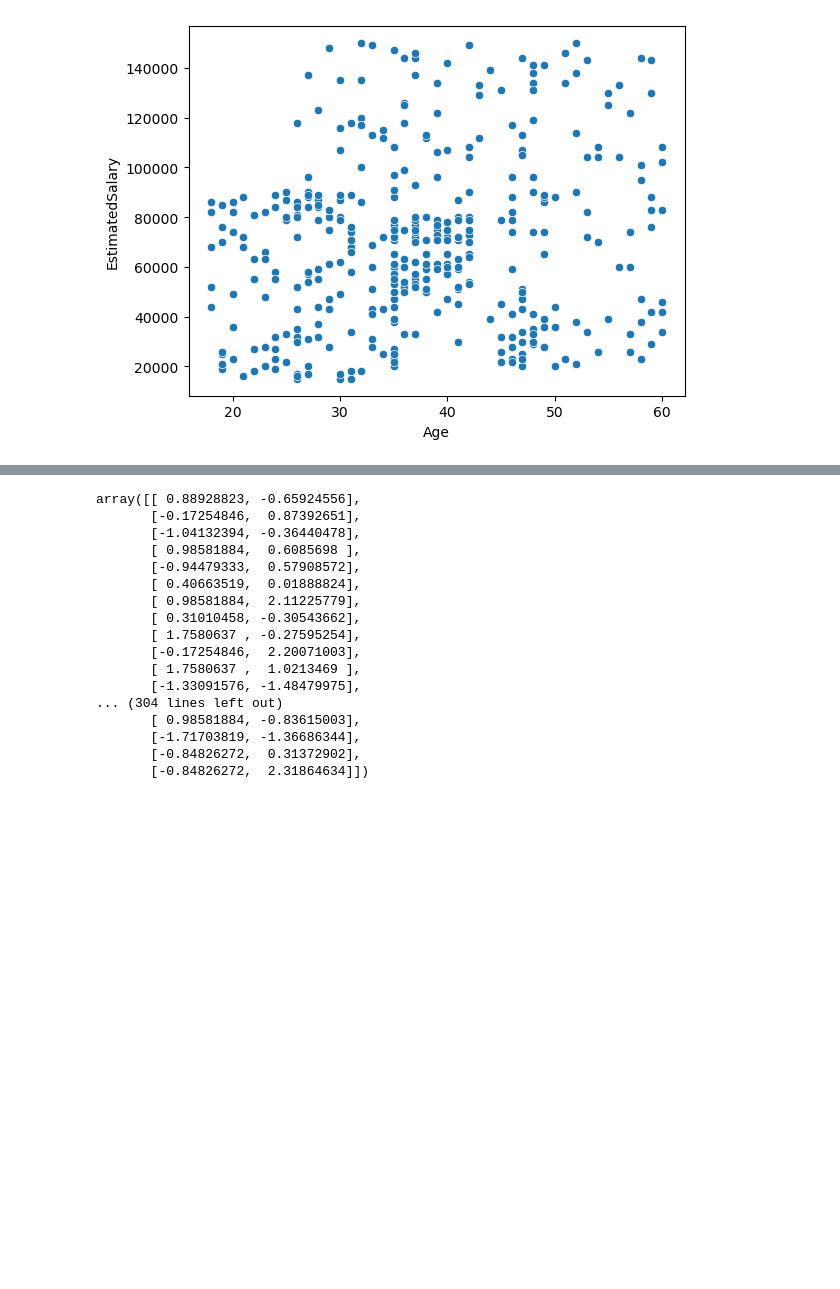
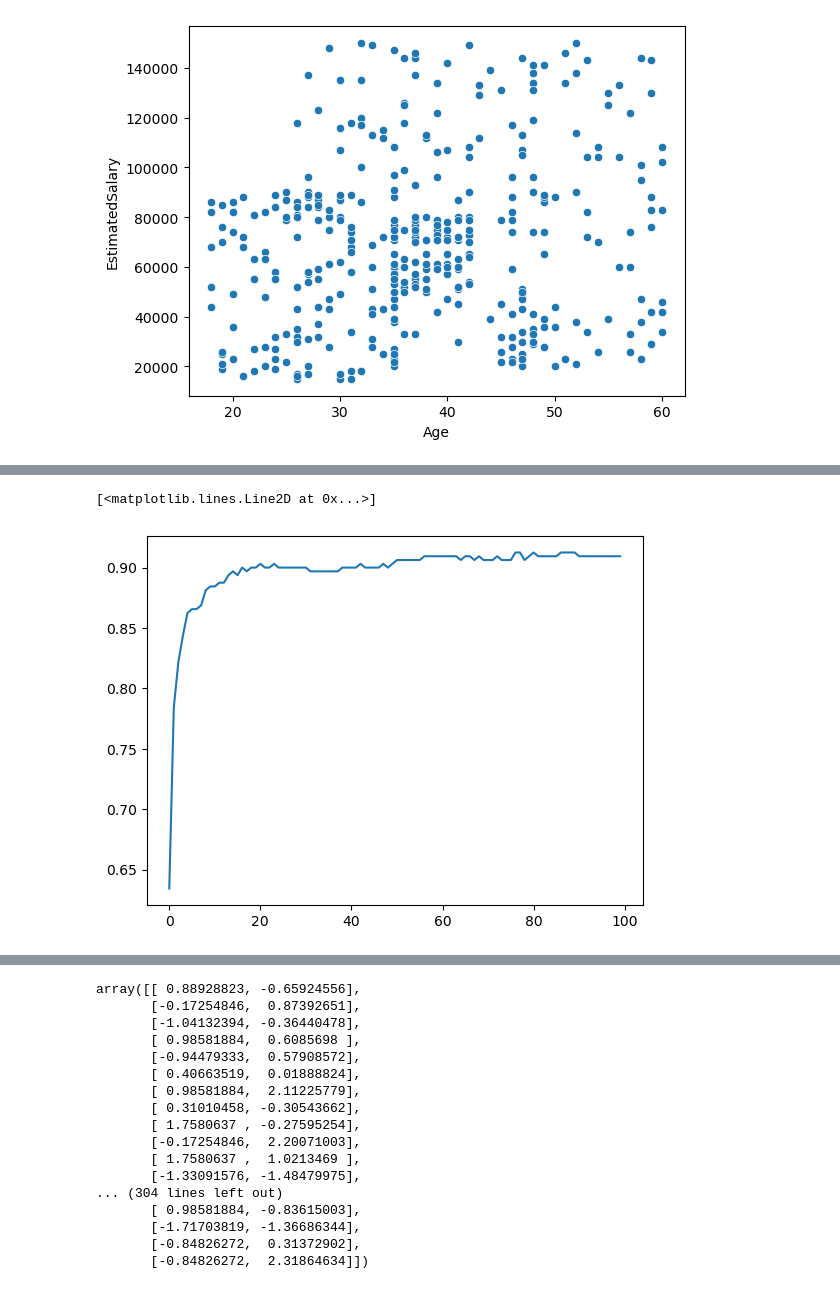
Before and after one commit to MimoHasPurpose/deep_learning, a Jupyter notebook: day21_30/data_scaling.ipynb, the cells around one changed output, grey strips where cells are left out. Cells and saved outputs as stored; diff of their text form; code cells hidden in the pictures; blank space fills up the shorter version.

```diff
--- a/day21_30/data_scaling.ipynb
+++ b/day21_30/data_scaling.ipynb
@@ -79,0 +104,5 @@ plt.plot(history.history['val_accuracy'])
+# %%
+plt.plot(history.history['accuracy'])
+# %% [output]
+[<matplotlib.lines.Line2D at 0x...>]
+[figure, added]
```
Also changed, not shown: parts of 8 cells of this notebook, 4 other files.
